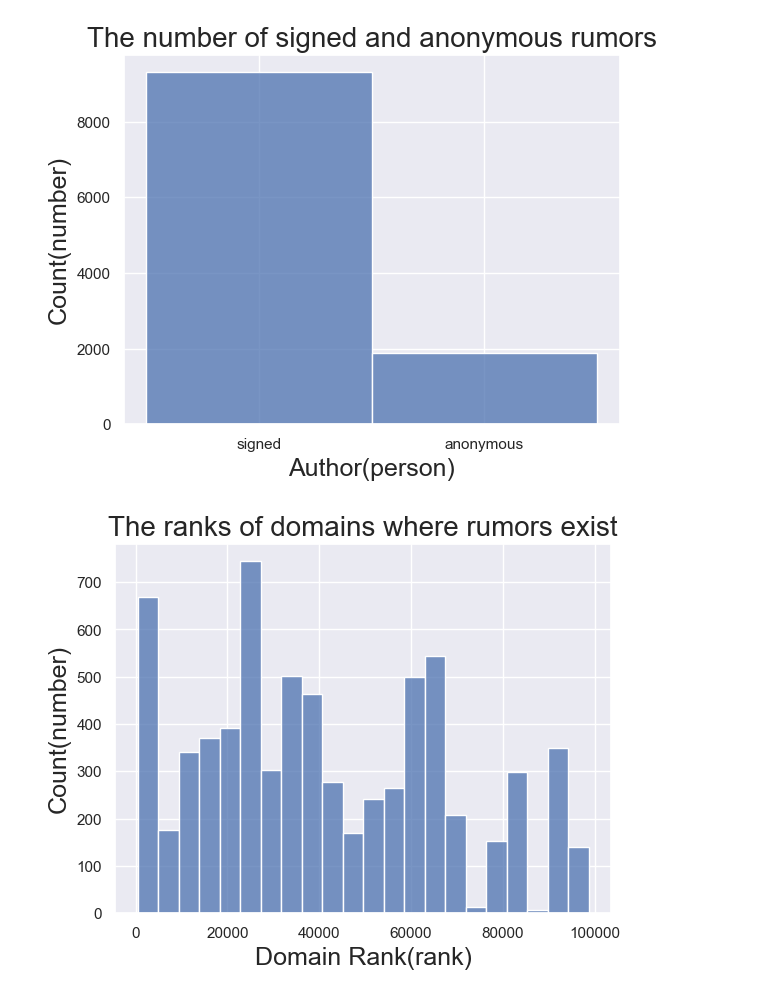
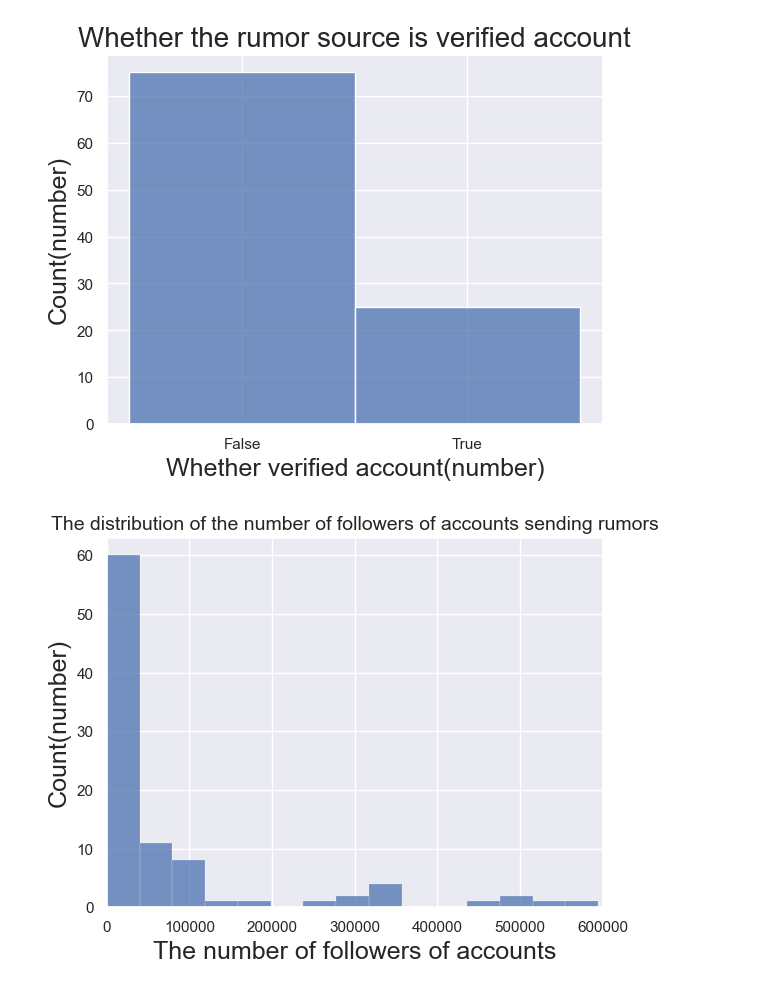
Before and after one commit to anly501/anly-501-project-FlynnFlag, a Jupyter notebook: codes/03-explore-data/EDA.ipynb, the cells around one changed output. Cells and saved outputs as stored; diff of their text form; code cells hidden in the pictures.

```diff
--- a/codes/03-explore-data/EDA.ipynb
+++ b/codes/03-explore-data/EDA.ipynb
@@ -3,6 +3,6 @@ import matplotlib.pyplot as plt
 import seaborn as sns
 import pandas as pd
 # %%
-df=pd.read_csv("../../data/01-modified-data/labeled_rumor_python.csv")
+df=pd.read_csv("../../data/01-modified-data/cleaned_rumor_manually.csv")
 df.shape
 # %% [output]
@@ -10,26 +19,24 @@ df.shape
 # %%
 sns.set_theme()
-#translate the information encoded to text
-a=df['author_x'].astype(str)
-a=a.str.replace('0',"anonymous")
-a=a.str.replace('1',"signed")
+a=df["verified"].astype("string")
 #plot the histplot
 sns.histplot(a)
 # set the title and labels
-plt.title("The number of signed and anonymous rumors",fontsize=20)
-plt.xlabel("Author(person)",fontsize=18)
+plt.title("Whether the rumor source is verified account",fontsize=20)
+plt.xlabel("Whether verified account(number)",fontsize=18)
 plt.ylabel("Count(number)",fontsize=18)
-plt.savefig("../../501-project-website/images/rumors_real-name_vs_anonymous")
+plt.savefig("../../501-project-website/images/rumors_verified")
 # %% [output]
-[figure, old version]
+[figure, new version]
 # %%
-
-sns.histplot(x=df['domain_rank'])
+a=df["followers_count"]
+#plot the histplot
+sns.histplot(a).set_xlim(0,600000)
 # set the title and labels
-plt.title("The ranks of domains where rumors exist",fontsize=20)
-plt.xlabel("Domain Rank(rank)",fontsize=18)
+plt.title("The distribution of the number of followers of accounts sending rumors",fontsize=14)
+plt.xlabel("The number of followers of accounts",fontsize=18)
 plt.ylabel("Count(number)",fontsize=18)
-plt.savefig("../../501-project-website/images/rumors_domain_rank")
+plt.savefig("../../501-project-website/images/rumor_distribution")
 # %% [output]
-[figure, old version]
+[figure, new version]
 # %%
```
Also changed, not shown: parts of 9 cells of this notebook, 20 other files.
